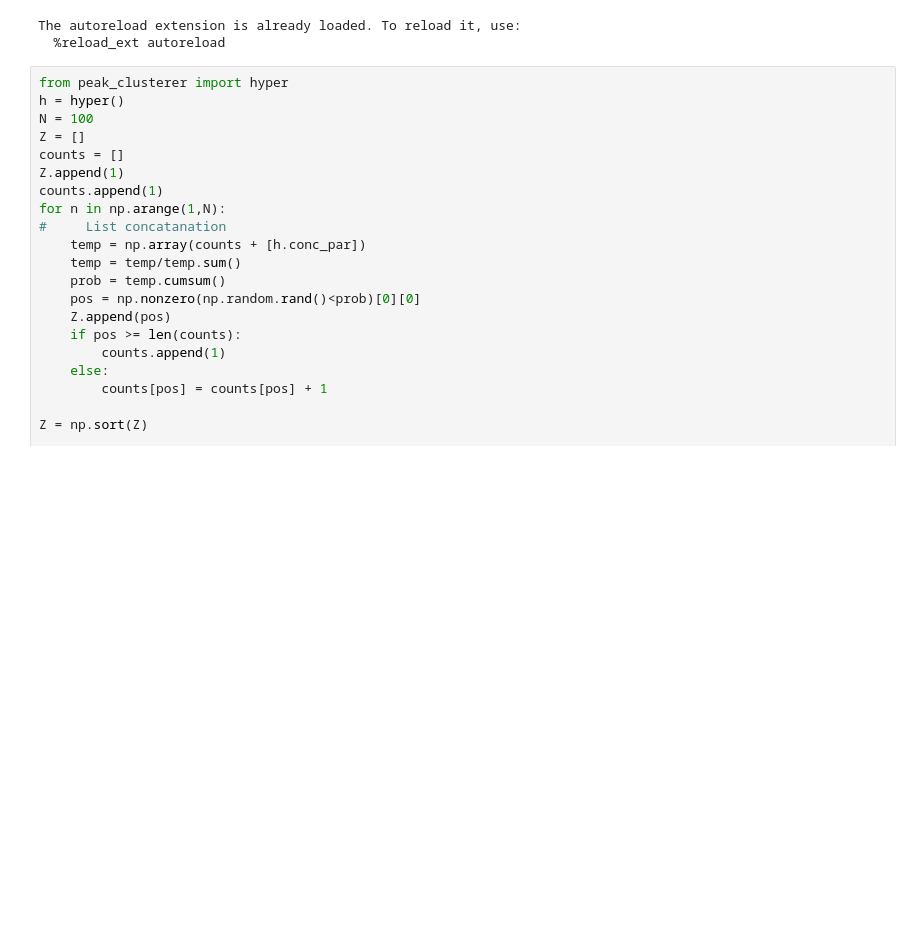
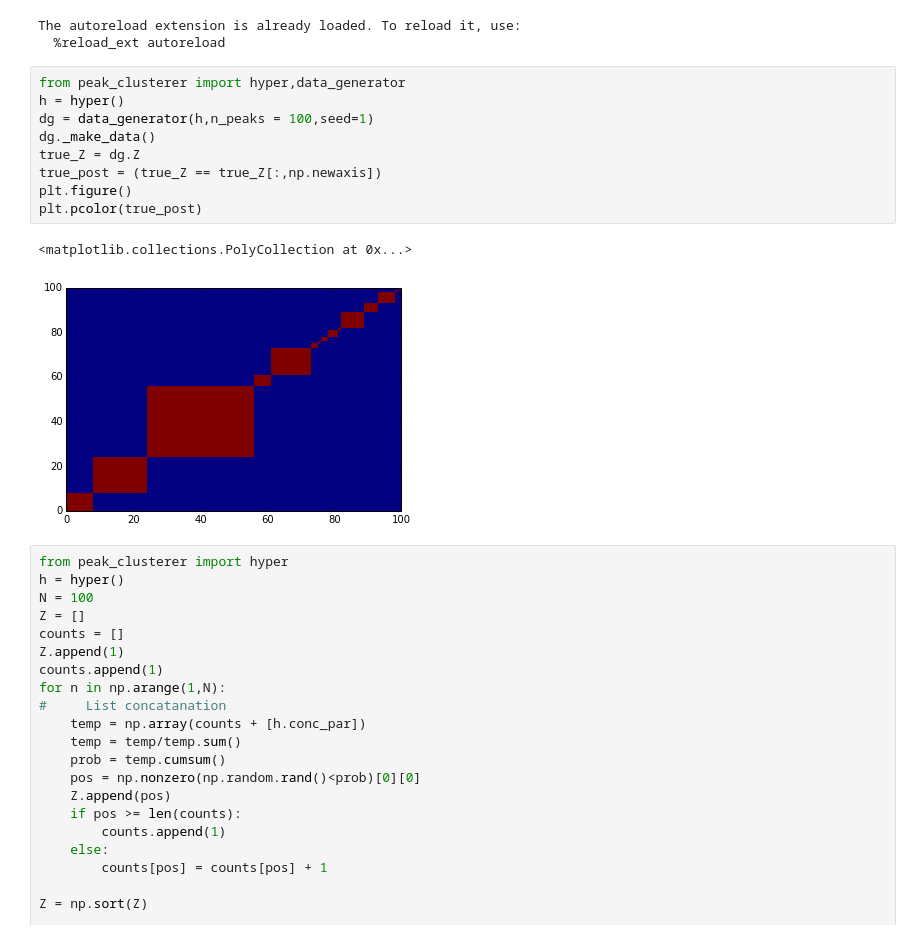
Before and after one commit to sdrogers/metabolomics_tools, a Jupyter notebook: shape_clustering/Playing with shape clustering.ipynb, the cells around one changed output. Saved outputs shown, nothing was run; the diff lists cells and outputs as text; blank space fills up the shorter version.

```diff
--- a/shape_clustering/Playing with shape clustering.ipynb
+++ b/shape_clustering/Playing with shape clustering.ipynb
@@ -9,6 +9,18 @@ from scipy.special import gammaln
 # %% [output]
 The autoreload extension is already loaded. To reload it, use:
   %reload_ext autoreload
+# %%
+from peak_clusterer import hyper,data_generator
+h = hyper()
+dg = data_generator(h,n_peaks = 100,seed=1)
+dg._make_data()
+true_Z = dg.Z
+true_post = (true_Z == true_Z[:,np.newaxis])
+plt.figure()
+plt.pcolor(true_post)
+# %% [output]
+<matplotlib.collections.PolyCollection at 0x...>
+[figure, added]
 # %%
 from peak_clusterer import hyper
 h = hyper()
```
Also changed, not shown: parts of 2 cells of this notebook, 1 other file.
